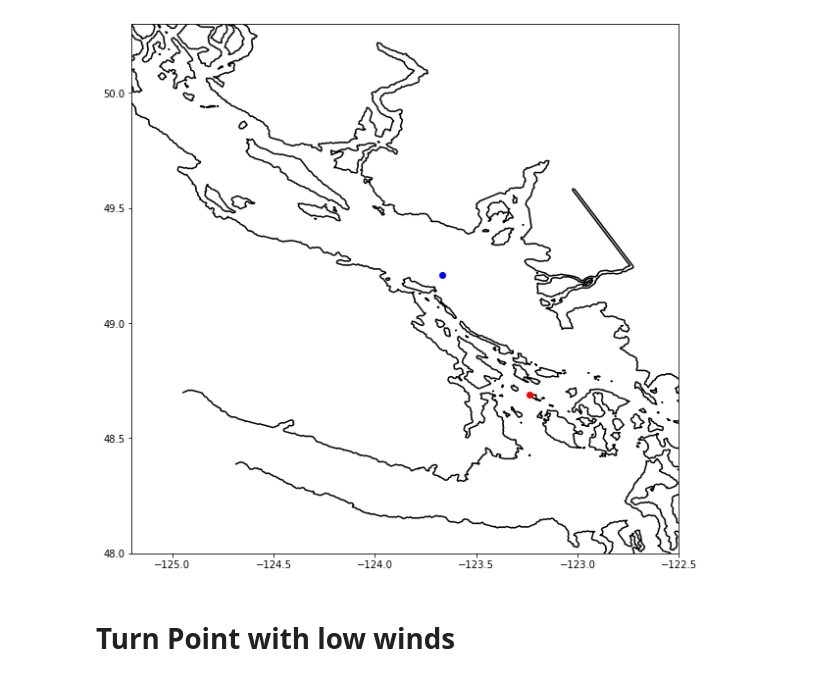
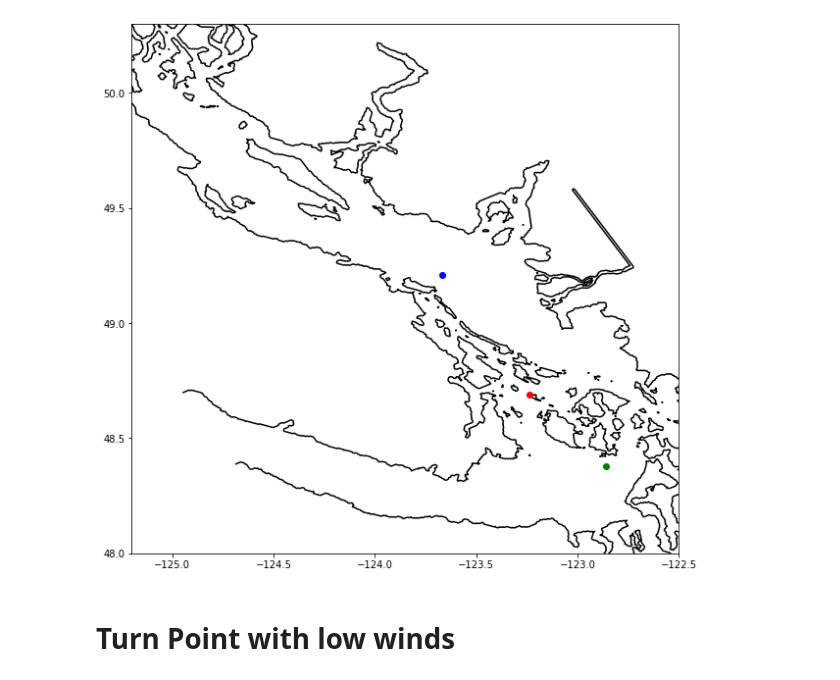
Before and after one commit to SalishSeaCast/analysis-vicky, a Jupyter notebook: notebooks/high-low-winds-TP-SOG.ipynb, the cells around one changed output. Cells and saved outputs as stored; diff of their text form; code cells hidden in the pictures.

```diff
--- a/notebooks/high-low-winds-TP-SOG.ipynb
+++ b/notebooks/high-low-winds-TP-SOG.ipynb
@@ -57,13 +63,14 @@ blue_patch = mpatches.Patch(color='tab:blue', label='4/4 runs')
 # %%
 fig, ax = plt.subplots(figsize = (10,10))
 viz_tools.plot_coastline(ax, grid, coords = 'map')
 ax.plot(-123.24, 48.69, 'ro')
 ax.plot(-123.67, 49.21, 'bo')
+ax.plot(-122.86, 48.38, 'go')
 ax.set_ylim(48, 50.3)
 ax.set_xlim(-125.2, -122.5)
 viz_tools.set_aspect(ax, coords = 'map');
 # %% [output]
-[figure, old version]
+[figure, new version]
 # %%
 def make_plots(f0,f1,f2,f3, x1lim, y1lim, y2lim, y3lim):
     #print sum of beaching hours
```
Also changed, not shown: parts of 7 cells of this notebook.
